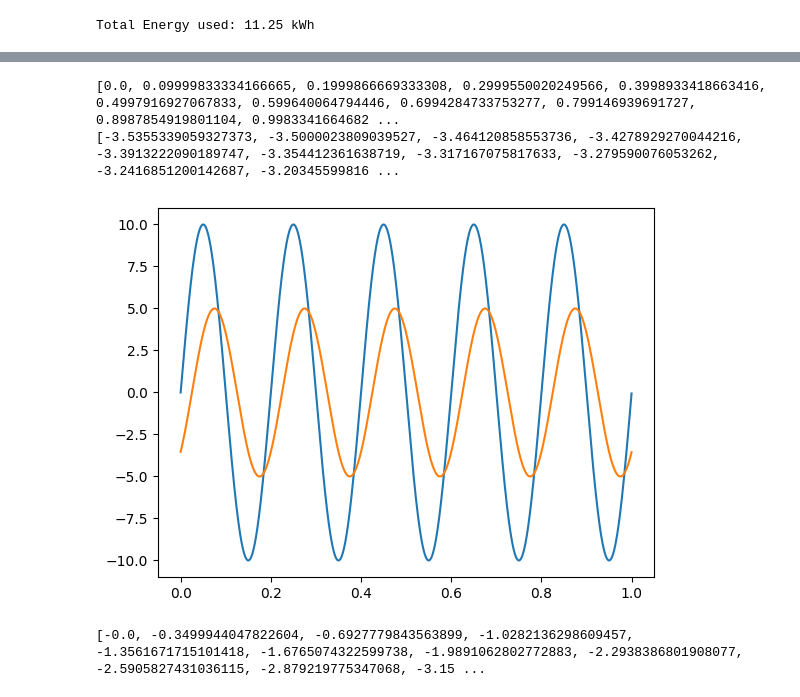
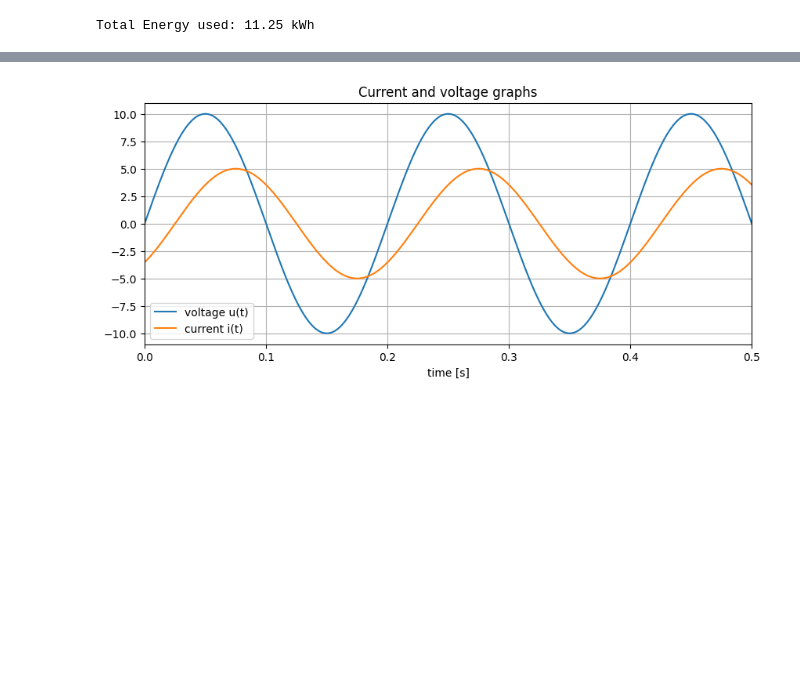
Before and after one commit to Bogdomeble/Python-EE, a Jupyter notebook: lab3/Copy_of_PyEE26_W1_2.ipynb, the cells around one changed output, grey strips where cells are left out. Saved outputs shown, nothing was run; the diff lists cells and outputs as text; code cells hidden in the pictures; blank space fills up the shorter version.

```diff
--- a/lab3/Copy_of_PyEE26_W1_2.ipynb
+++ b/lab3/Copy_of_PyEE26_W1_2.ipynb
@@ -663,36 +710,24 @@ $$
 $$
 S = U_{\mathrm{rms}} \, I_{\mathrm{rms}}
 $$
-# %%
-import numpy as np
-import matplotlib.pyplot as plt
-
-voltage_list = []
-current_list = []
-Period = 1/50 # 20ms
-with open('current.txt', 'r') as file:
-    lines = file.readlines()
-    for line in lines:
-      current_list.append(float(line))
-
-with open('voltage.txt','r') as file:
-  lines = file.readlines()
-  for line in lines:
-    voltage_list.append(float(line))
-
-print(voltage_list)
-print(current_list)
-time = np.linspace(0,1,len(voltage_list))
-plt.plot(time,voltage_list)
-plt.plot(time,current_list)
-#sns.scatterplot(y=voltage_list,x=time)
-plt.show()
-inst_power_list = []
-for i in range(len(voltage_list)):
-  inst_power_list.append( voltage_list[i] * current_list[i])
-print(inst_power_list)
-# %% [output]
-[0.0, 0.09999833334166665, 0.1999866669333308, 0.2999550020249566, 0.3998933418663416, 0.4997916927067833, 0.599640064794446, 0.6994284733753277, 0.799146939691727, 0.8987854919801104, 0.9983341664682 ...
-[-3.5355339059327373, -3.5000023809039527, -3.464120858553736, -3.4278929270044216, -3.3913222090189747, -3.354412361638719, -3.317167075817633, -3.279590076053262, -3.2416851200142687, -3.20345599816 ...
-[figure, removed]
-[-0.0, -0.3499944047822604, -0.6927779843563899, -1.0282136298609457, -1.3561671715101418, -1.6765074322599738, -1.9891062802772883, -2.2938386801908077, -2.5905827431036115, -2.879219775347068, -3.15 ...
+# %%
+import numpy as np
+import matplotlib.pyplot as plt
+
+voltage_arr = np.loadtxt('voltage.txt')
+current_arr = np.loadtxt('current.txt')
+
+time = np.linspace(0,1,len(voltage_arr))
+
+
+plt.figure(figsize=(10,4))
+plt.plot(time,voltage_arr,label="voltage u(t)")
+plt.plot(time,current_arr,label="current i(t)")
+plt.xlim(0,0.5)
+plt.title("Current and voltage graphs")
+plt.xlabel("time [s]")
+plt.grid(True)
+plt.legend()
+plt.show()
+# %% [output]
+[figure, added]
```
Also changed, not shown: parts of 7 cells of this notebook.
